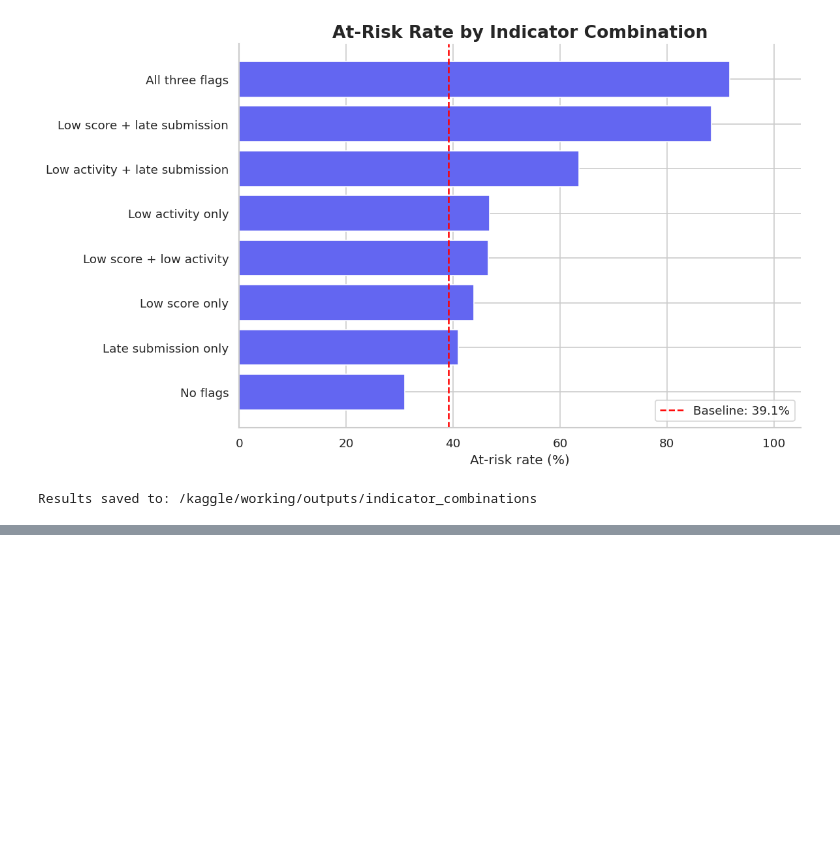
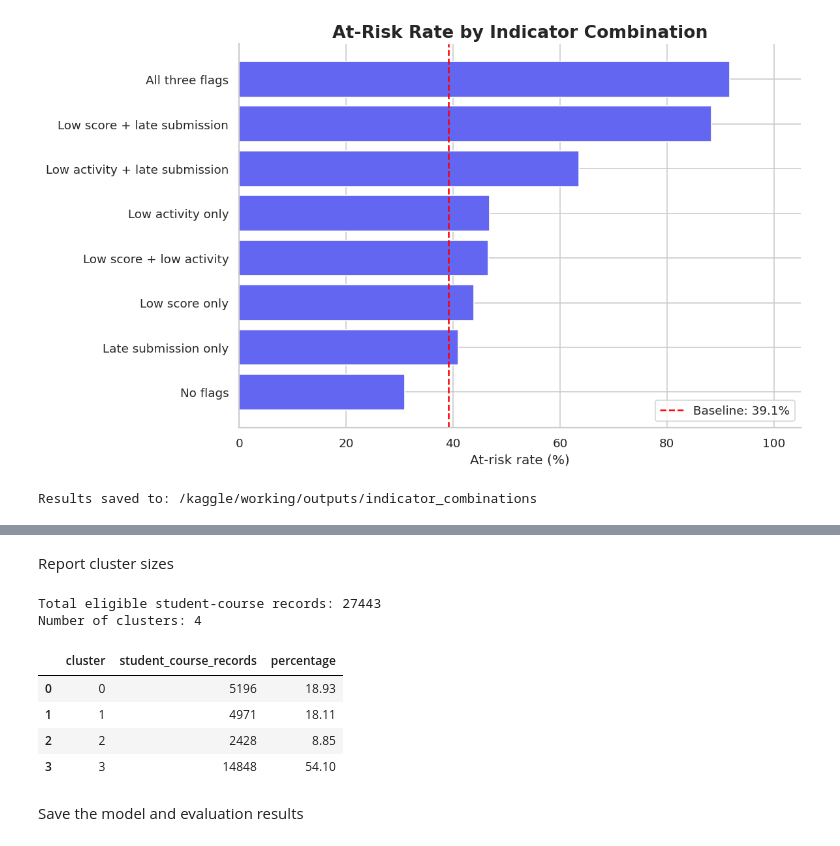
Before and after one commit to SruthiGS-Gito/sar-ai-early-warning-intervention-recommender, a Jupyter notebook: notebooks/student_academic_risk.ipynb, the cells around one changed output, grey strips where cells are left out. Saved outputs shown, nothing was run; the diff lists cells and outputs as text; code cells hidden in the pictures; blank space fills up the shorter version.

```diff
--- a/notebooks/student_academic_risk.ipynb
+++ b/notebooks/student_academic_risk.ipynb
@@ -2403,0 +2854,33 @@ Results saved to: /kaggle/working/outputs/indicator_combinations
+# %% [markdown]
+Report cluster sizes
+# %%
+
+cluster_sizes = (
+    pd.Series(cluster_labels, name="cluster")
+    .value_counts()
+    .sort_index()
+    .rename_axis("cluster")
+    .reset_index(name="student_course_records")
+)
+
+cluster_sizes["percentage"] = (
+    cluster_sizes["student_course_records"]
+    / len(cluster_labels) * 100
+).round(2)
+
+assert int(cluster_sizes["student_course_records"].sum()) == len(features)
+
+print("Total eligible student-course records:", len(features))
+print("Number of clusters:", len(cluster_sizes))
+
+display(cluster_sizes)
+# %% [output]
+Total eligible student-course records: 27443
+Number of clusters: 4
+|  | cluster | student_course_records | percentage |
+| 0 | 0 | 5196 | 18.93 |
+| 1 | 1 | 4971 | 18.11 |
+| 2 | 2 | 2428 | 8.85 |
+| 3 | 3 | 14848 | 54.10 |
+# %% [markdown]
+Save the model and evaluation results
```
Also changed, not shown: parts of 20 cells of this notebook.
